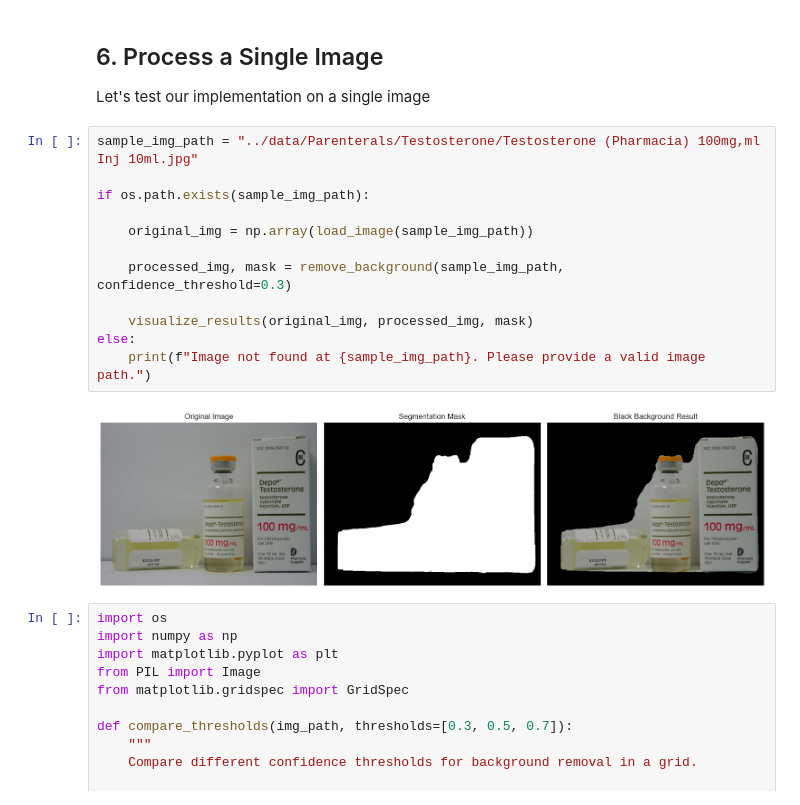
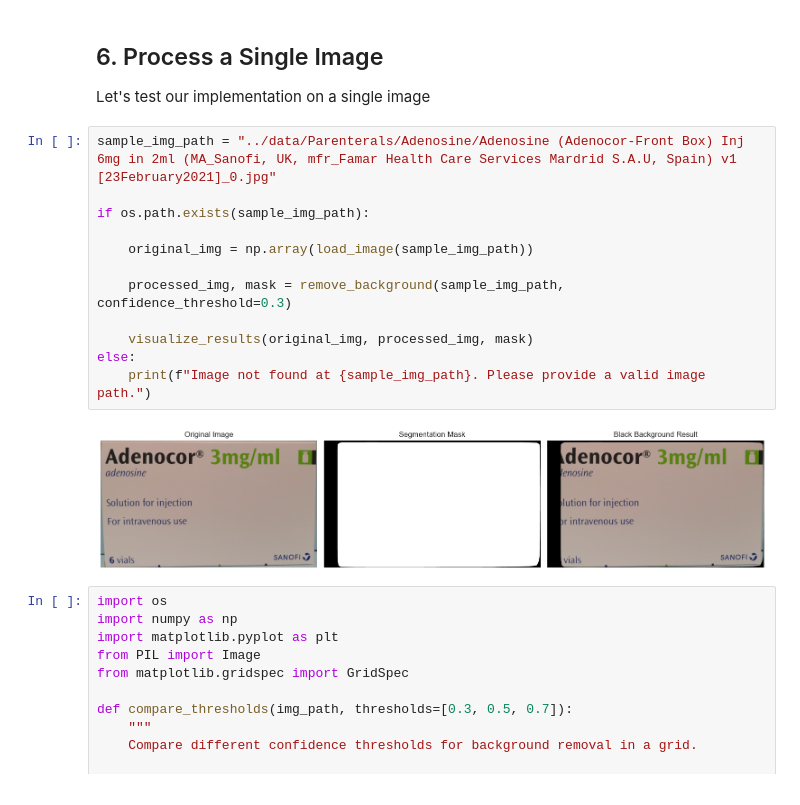
Before and after one commit to dnoma/parenteral, a Jupyter notebook: feature_extraction/mask-rcnn-part1.ipynb, the cells around one changed output. Drawn from its saved outputs; the diff is of its cells as text.

```diff
--- a/feature_extraction/mask-rcnn-part1.ipynb
+++ b/feature_extraction/mask-rcnn-part1.ipynb
@@ -176,19 +176,19 @@ def visualize_results(original_img, processed_img, mask):
 
 Let's test our implementation on a single image
 # %%
-sample_img_path = "../data/Parenterals/Testosterone/Testosterone (Pharmacia) 100mg,ml Inj 10ml.jpg"
+sample_img_path = "../data/Parenterals/Adenosine/Adenosine (Adenocor-Front Box) Inj 6mg in 2ml (MA_Sanofi, UK, mfr_Famar Health Care Services Mardrid S.A.U, Spain) v1 [23February2021]_0.jpg"
 
 if os.path.exists(sample_img_path):
 
     original_img = np.array(load_image(sample_img_path))
 
     processed_img, mask = remove_background(sample_img_path, confidence_threshold=0.3)
 
     visualize_results(original_img, processed_img, mask)
 else:
     print(f"Image not found at {sample_img_path}. Please provide a valid image path.")
 # %% [output]
-[figure, old version]
+[figure, new version]
 # %%
 import os
 import numpy as np
```
Also changed, not shown: 1 other file.
